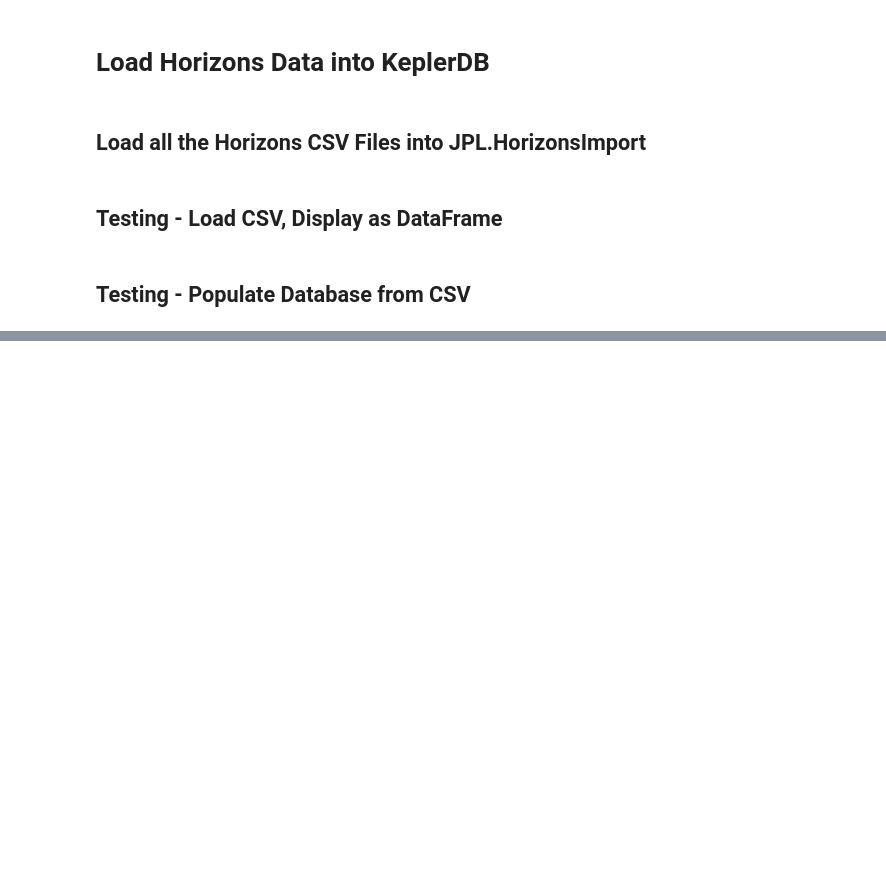
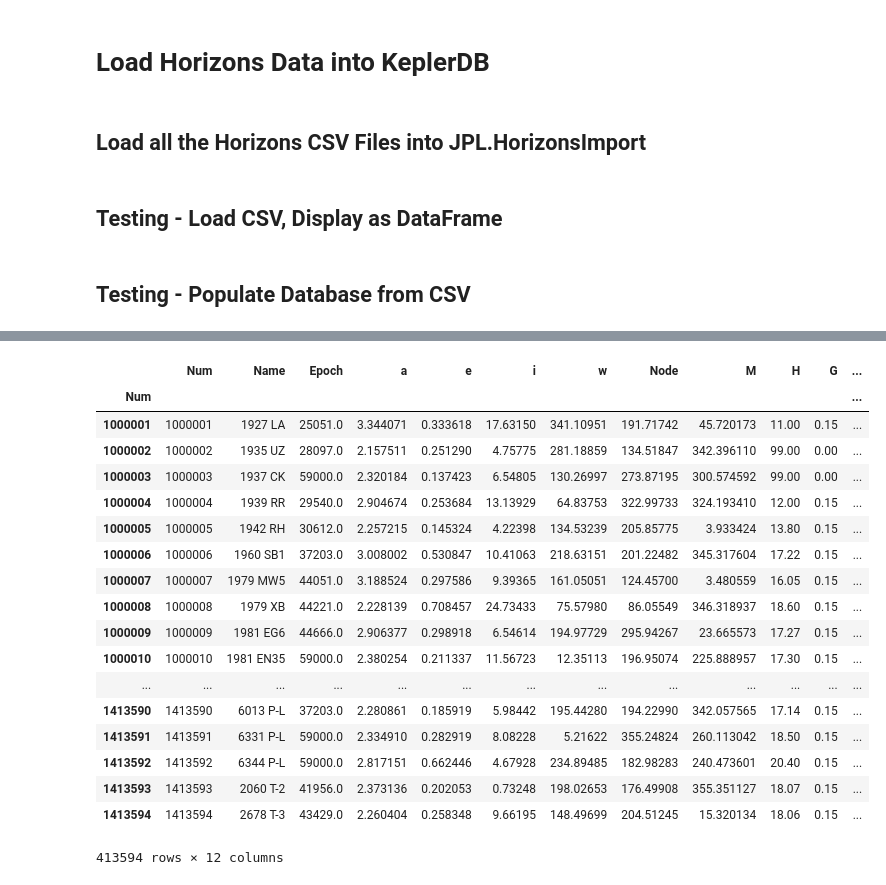
Before and after one commit to memanuel/kepler-sieve, a Jupyter notebook: jupyter/32_horizons.ipynb, the cells around one changed output, grey strips where cells are left out. Saved outputs shown, nothing was run; the diff lists cells and outputs as text; code cells hidden in the pictures; blank space fills up the shorter version.

```diff
--- a/jupyter/32_horizons.ipynb
+++ b/jupyter/32_horizons.ipynb
@@ -75,0 +148,22 @@ with engine.connect() as conn:
+# %%
+load_data_unnumbered()
+# %% [output]
+|  | Num | Name | Epoch | a | e | i | w | Node | M | H | G | ... |
+| Num |  |  |  |  |  |  |  |  |  |  |  | ... |
+| 1000001 | 1000001 | 1927 LA | 25051.0 | 3.344071 | 0.333618 | 17.63150 | 341.10951 | 191.71742 | 45.720173 | 11.00 | 0.15 | ... |
+| 1000002 | 1000002 | 1935 UZ | 28097.0 | 2.157511 | 0.251290 | 4.75775 | 281.18859 | 134.51847 | 342.396110 | 99.00 | 0.00 | ... |
+| 1000003 | 1000003 | 1937 CK | 59000.0 | 2.320184 | 0.137423 | 6.54805 | 130.26997 | 273.87195 | 300.574592 | 99.00 | 0.00 | ... |
+| 1000004 | 1000004 | 1939 RR | 29540.0 | 2.904674 | 0.253684 | 13.13929 | 64.83753 | 322.99733 | 324.193410 | 12.00 | 0.15 | ... |
+| 1000005 | 1000005 | 1942 RH | 30612.0 | 2.257215 | 0.145324 | 4.22398 | 134.53239 | 205.85775 | 3.933424 | 13.80 | 0.15 | ... |
+| 1000006 | 1000006 | 1960 SB1 | 37203.0 | 3.008002 | 0.530847 | 10.41063 | 218.63151 | 201.22482 | 345.317604 | 17.22 | 0.15 | ... |
+| 1000007 | 1000007 | 1979 MW5 | 44051.0 | 3.188524 | 0.297586 | 9.39365 | 161.05051 | 124.45700 | 3.480559 | 16.05 | 0.15 | ... |
+| 1000008 | 1000008 | 1979 XB | 44221.0 | 2.228139 | 0.708457 | 24.73433 | 75.57980 | 86.05549 | 346.318937 | 18.60 | 0.15 | ... |
+| 1000009 | 1000009 | 1981 EG6 | 44666.0 | 2.906377 | 0.298918 | 6.54614 | 194.97729 | 295.94267 | 23.665573 | 17.27 | 0.15 | ... |
+| 1000010 | 1000010 | 1981 EN35 | 59000.0 | 2.380254 | 0.211337 | 11.56723 | 12.35113 | 196.95074 | 225.888957 | 17.30 | 0.15 | ... |
+| ... | ... | ... | ... | ... | ... | ... | ... | ... | ... | ... | ... | ... |
+| 1413590 | 1413590 | 6013 P-L | 37203.0 | 2.280861 | 0.185919 | 5.98442 | 195.44280 | 194.22990 | 342.057565 | 17.14 | 0.15 | ... |
+| 1413591 | 1413591 | 6331 P-L | 59000.0 | 2.334910 | 0.282919 | 8.08228 | 5.21622 | 355.24824 | 260.113042 | 18.50 | 0.15 | ... |
+| 1413592 | 1413592 | 6344 P-L | 59000.0 | 2.817151 | 0.662446 | 4.67928 | 234.89485 | 182.98283 | 240.473601 | 20.40 | 0.15 | ... |
+| 1413593 | 1413593 | 2060 T-2 | 41956.0 | 2.373136 | 0.202053 | 0.73248 | 198.02653 | 176.49908 | 355.351127 | 18.07 | 0.15 | ... |
+| 1413594 | 1413594 | 2678 T-3 | 43429.0 | 2.260404 | 0.258348 | 9.66195 | 148.49699 | 204.51245 | 15.320134 | 18.06 | 0.15 | ... |
+413594 rows × 12 columns
```
Also changed, not shown: parts of 9 cells of this notebook.
